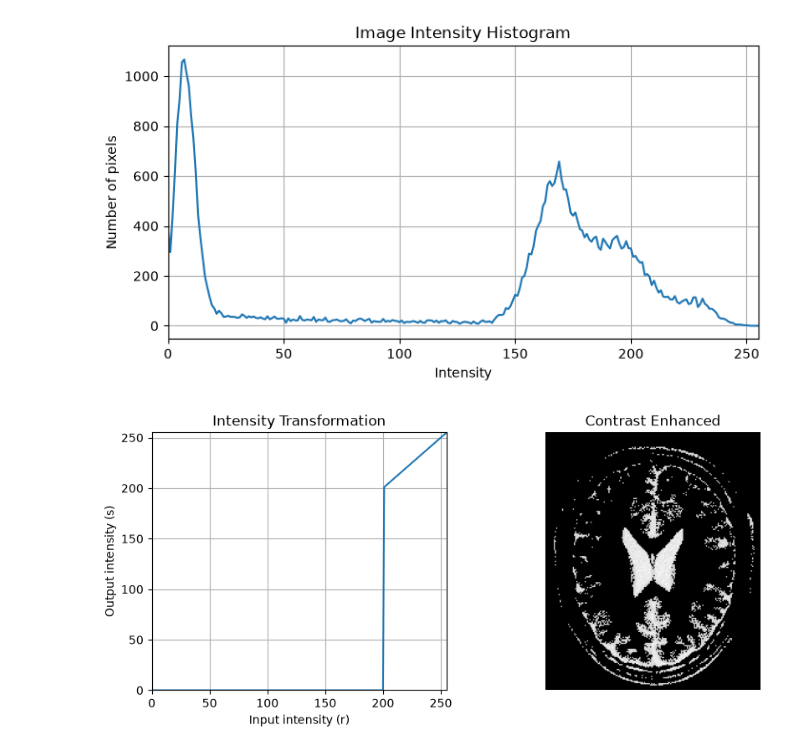
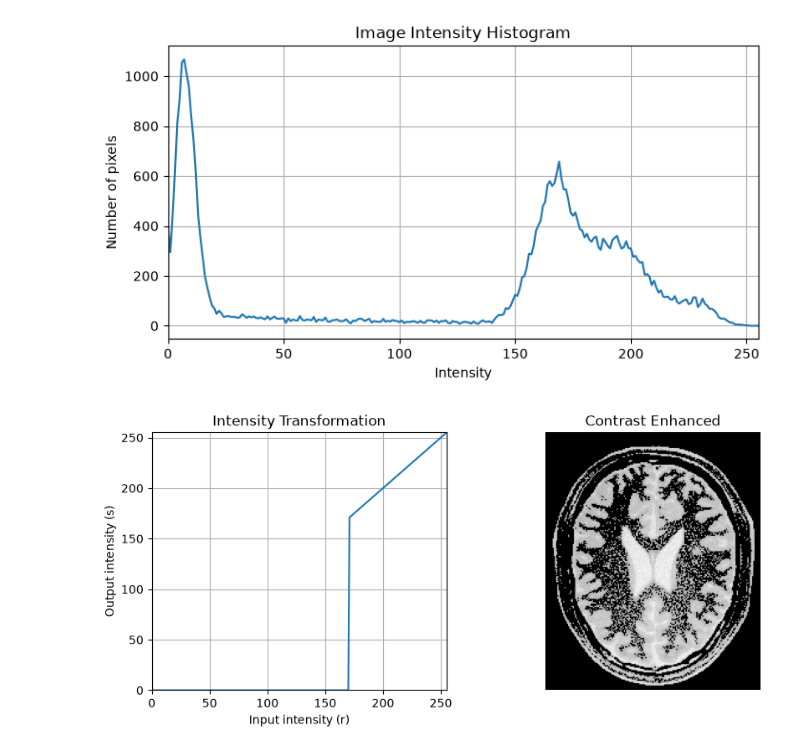
Before and after one commit to rus1ru/EN3160_Assignment_1, a Jupyter notebook: assignment_01.ipynb, the cells around one changed output. Cells and saved outputs as stored; diff of their text form; code cells hidden in the pictures.

```diff
--- a/assignment_01.ipynb
+++ b/assignment_01.ipynb
@@ -104,37 +104,41 @@ plt.show()
 
 # Reasoning behind breakpoints:
 #
+threshold_l = 170
+threshold_h = 220
 breakpoints = [
     (0, 0),
-    (200, 0),
-    (201, 201),
+    (threshold_l, 0),
+    (threshold_l + 1, threshold_l + 1),
+    (threshold_h, threshold_h),
+    (threshold_h + 1, threshold_h + 1),
     (255, 255)
 ]
 
 white_lut = intensity_transform(img, breakpoints)
 
 result = cv2.LUT(img, white_lut)
 
 plt.figure(figsize=(10, 4))
 
 plt.subplot(1, 2, 1)
 plt.plot(range(256), white_lut)
 plt.xlabel("Input intensity (r)")
 plt.ylabel("Output intensity (s)")
 plt.title("Intensity Transformation")
 
 plt.xlim(0, 255)
 plt.ylim(0, 255)
 plt.grid()
 
 plt.subplot(1, 2, 2)
 plt.imshow(result, cmap="gray")
 plt.title("Contrast Enhanced")
 plt.axis("off")
 
 plt.show()
 # %% [output]
-[figure, old version]
+[figure, new version]
 # %%
 # Reasoning behind breakpoints:
 #
```
Also changed, not shown: parts of 1 cell of this notebook.
